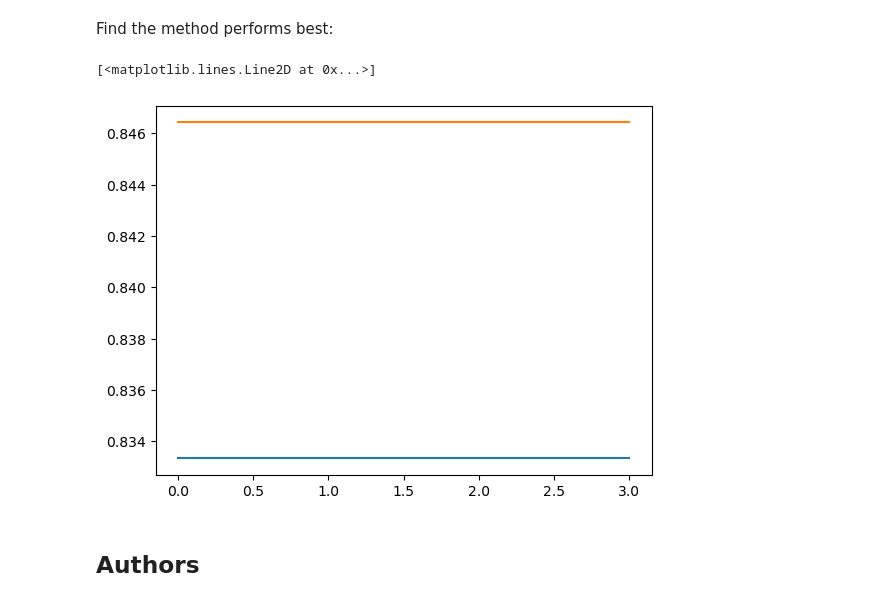
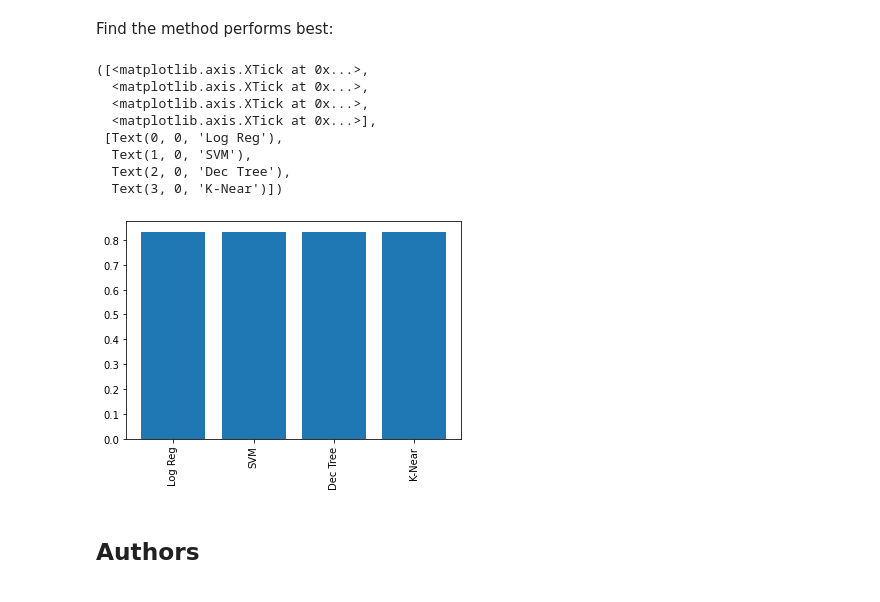
Before and after one commit to GGGiozzaG/IBMWatson, a Jupyter notebook: W4. Predictive Analysis.ipynb, the cells around one changed output. Cells and saved outputs as stored; diff of their text form; code cells hidden in the pictures.

```diff
--- a/W4. Predictive Analysis.ipynb
+++ b/W4. Predictive Analysis.ipynb
@@ -337,12 +337,25 @@ plot_confusion_matrix(Y_test,yhat)
 ## TASK  12
 # %% [markdown]
 Find the method performs best:
-# %%
-plt.plot(accuracy)
-plt.plot(bestscores)
-# %% [output]
-[<matplotlib.lines.Line2D at 0x...>]
-[figure, removed]
+# %%
+# plt.plot(accuracy)
+# plt.plot(bestscores)
+heights = [10, 20, 15]
+bars = ['Log Reg', 'SVM', 'Dec Tree','K-Near']
+y_pos = range(len(bars))
+plt.bar(y_pos, accuracy)
+# Rotation of the bars names
+plt.xticks(y_pos, bars, rotation=90)
+# %% [output]
+([<matplotlib.axis.XTick at 0x...>,
+  <matplotlib.axis.XTick at 0x...>,
+  <matplotlib.axis.XTick at 0x...>,
+  <matplotlib.axis.XTick at 0x...>],
+ [Text(0, 0, 'Log Reg'),
+  Text(1, 0, 'SVM'),
+  Text(2, 0, 'Dec Tree'),
+  Text(3, 0, 'K-Near')])
+[figure, added]
 # %% [markdown]
 ## Authors
 # %% [markdown]
```
Also changed, not shown: parts of 5 cells of this notebook.
